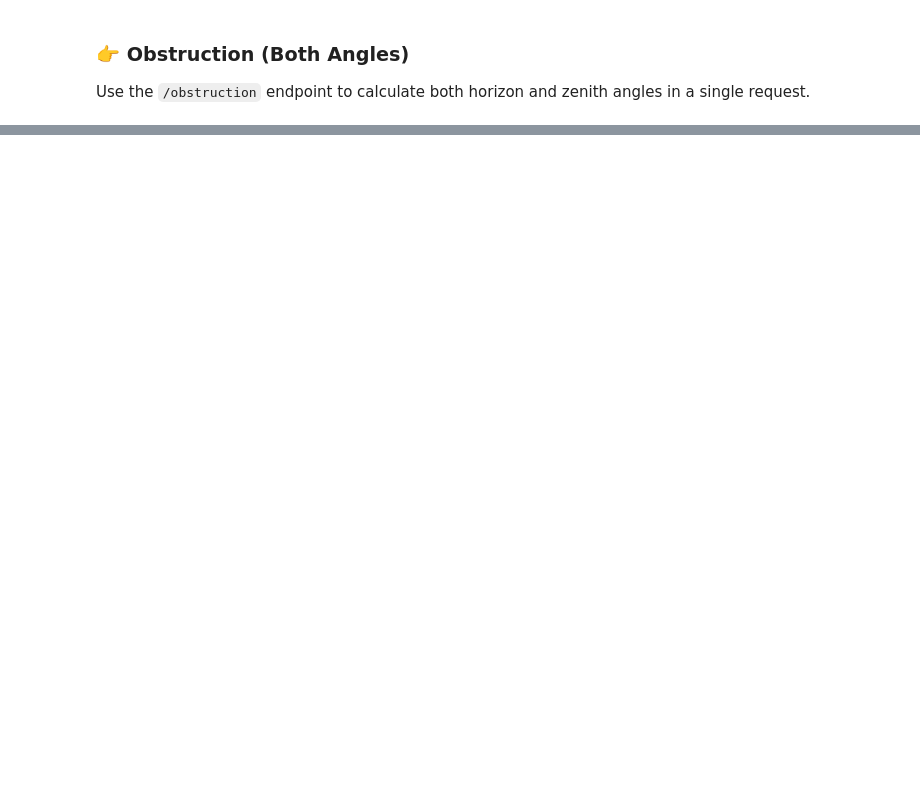
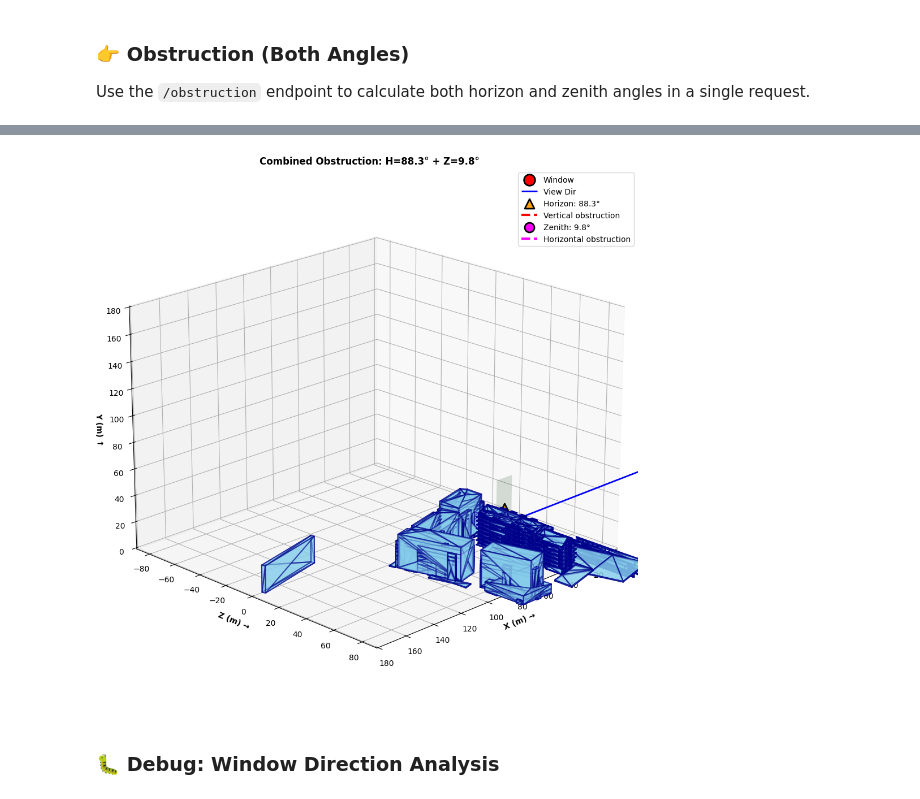
Before and after one commit to upskiller-xyz/server_obstruction, a Jupyter notebook: example/demo.ipynb, the cells around one changed output, grey strips where cells are left out. Cells and saved outputs as stored; diff of their text form; code cells hidden in the pictures; blank space fills up the shorter version.

```diff
--- a/example/demo.ipynb
+++ b/example/demo.ipynb
@@ -192,0 +273,22 @@ else:
+# %%
+# Calculate obstruction for real-world data
+response = requests.post(f"{SERVER_URL}/obstruction", json=real_data)
+real_result = response.json()
+
+if real_result.get("status") == "success":
+    horizon_data = real_result["data"]["horizon"]
+    zenith_data = real_result["data"]["zenith"]
+
+    print(f"\n✅ Horizon Angle: {horizon_data['obstruction_angle_degrees']:.2f}°")
+    if horizon_data['highest_point']:
+        hp = horizon_data['highest_point']
+        print(f"   Highest point: ({hp['x']:.2f}, {hp['y']:.2f}, {hp['z']:.2f})")
+
+    print(f"\n✅ Zenith Angle: {zenith_data['obstruction_angle_degrees']:.2f}°")
+    if zenith_data['highest_point']:
+        zp = zenith_data['highest_point']
+        print(f"   Furthest overhead: ({zp['x']:.2f}, {zp['y']:.2f}, {zp['z']:.2f})")
+
+    print(f"\n📊 Projected points: {horizon_data['projected_point_count']}")
+else:
+    print(f"❌ Error: {real_result.get('error')}")
@@ -192,0 +303,22 @@ else:
+# %%
+# Visualize real-world obstruction data
+if real_result.get("status") == "success" and (horizon_data['obstruction_angle_degrees'] > 0 or zenith_data['obstruction_angle_degrees'] > 0):
+    # Create combined visualizer
+    visualizer = CombinedObstructionVisualizer(
+        window_center=[real_data['x'], real_data['y'], real_data['z']],
+        window_angles=[real_data['rad_x'], real_data['rad_y']],
+        mesh_vertices=real_data['mesh']
+    )
+
+    # Create figure and visualize
+    fig = plt.figure(figsize=(16, 10))
+    ax = fig.add_subplot(111, projection='3d')
+    visualizer.visualize(ax, horizon_data, zenith_data)
+    plt.tight_layout()
+    plt.show()
+else:
+    print("Skipping visualization - no obstruction found or calculation failed")
+# %% [output]
+[figure, added]
+# %% [markdown]
+### 🐛 Debug: Window Direction Analysis
```
Also changed, not shown: parts of 20 cells of this notebook, 17 other files.
